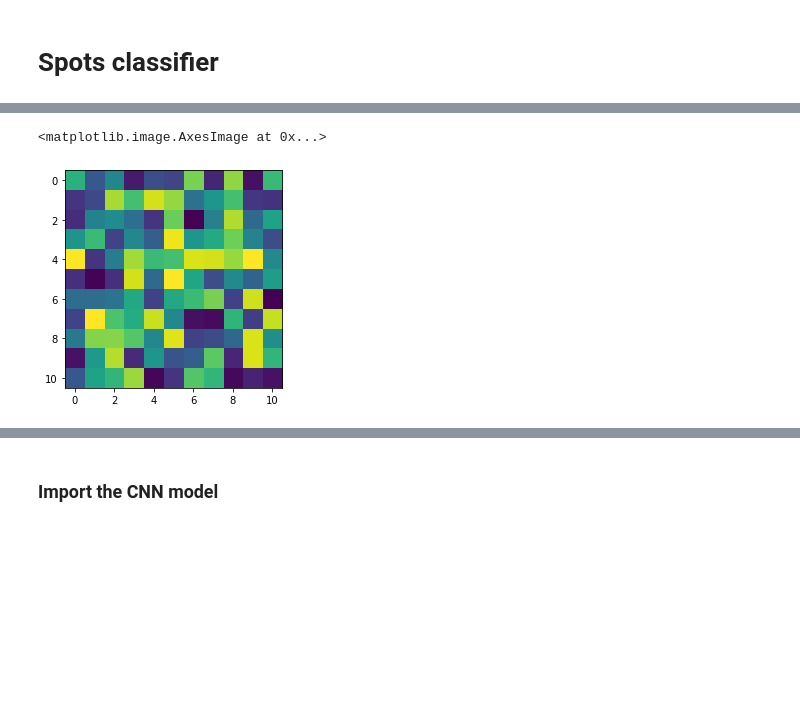
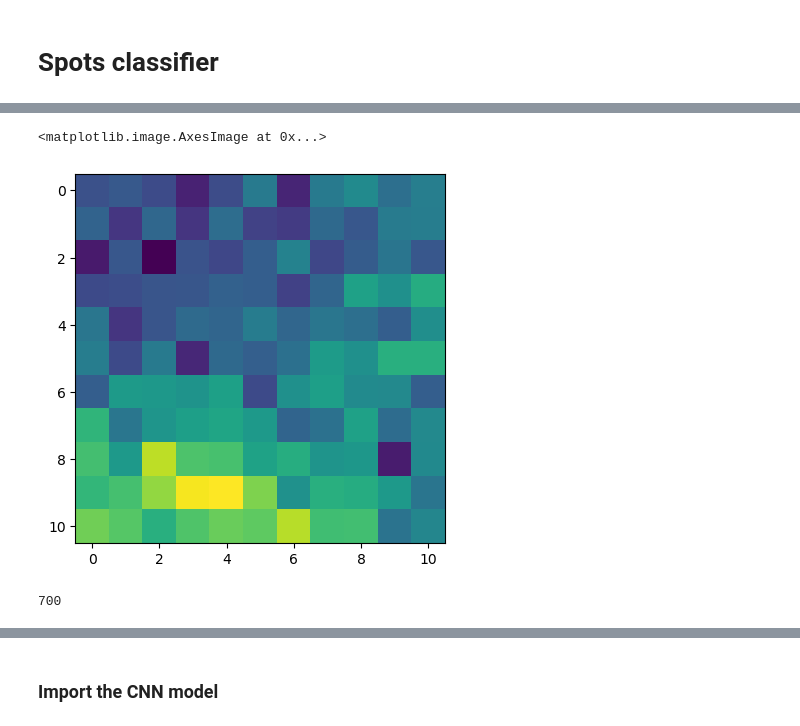
Before and after one commit to LiorAvrahami/smfish_spot_detection, a Jupyter notebook: neural_network/spot_classifier.ipynb, the cells around one changed output, grey strips where cells are left out. Drawn from its saved outputs; the diff is of its cells as text; code cells hidden in the pictures; blank space fills up the shorter version.

```diff
--- a/neural_network/spot_classifier.ipynb
+++ b/neural_network/spot_classifier.ipynb
@@ -25,16 +56,18 @@ TypeError: 'type' object is not subscriptable
+# %%
+plt.imshow(imgs[0][0][:,:,1,1])
+# %% [output]
+<matplotlib.image.AxesImage at 0x...>
+[figure, added]
 # %%
 # CREATE FAKE IMAGES
-spots_count = 30
-fake_img_shape = (11,11,10,3)
-spots = []
-spots_classes = []
-for ii in range(spots_count):
-    spots.append(np.random.rand(*fake_img_shape))
-    spots_classes.append(np.round(np.random.rand()))
+# spots_count = 30
+# fake_img_shape = (11,11,10,3)
+# spots = []
+# spots_classes = []
+# for ii in range(spots_count):
+#     spots.append(np.random.rand(*fake_img_shape))
+#     spots_classes.append(np.round(np.random.rand()))
 
-plt.imshow(spots[1][:,:,1,1])
+# plt.imshow(spots[1][:,:,1,1])
-# %% [output]
-<matplotlib.image.AxesImage at 0x...>
-[figure, removed]
 # %%
 TEST_SIZE = 0.3
@@ -44,0 +75,4 @@ valid_ds = CustomDataset(list(dogs_valid.keys()),list(dogs_valid.values()))
+# %%
+len(train_img)
+# %% [output]
+700
```
Also changed, not shown: parts of 17 cells of this notebook, 1 other file.
